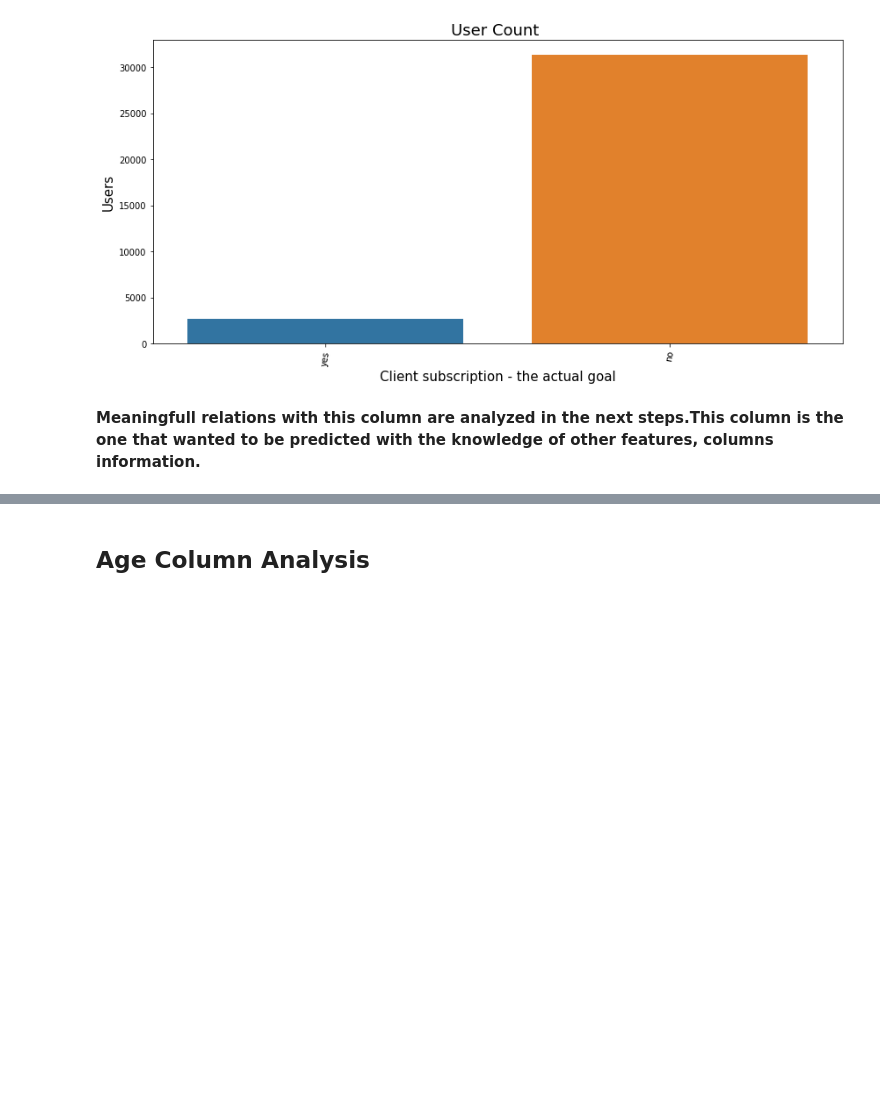
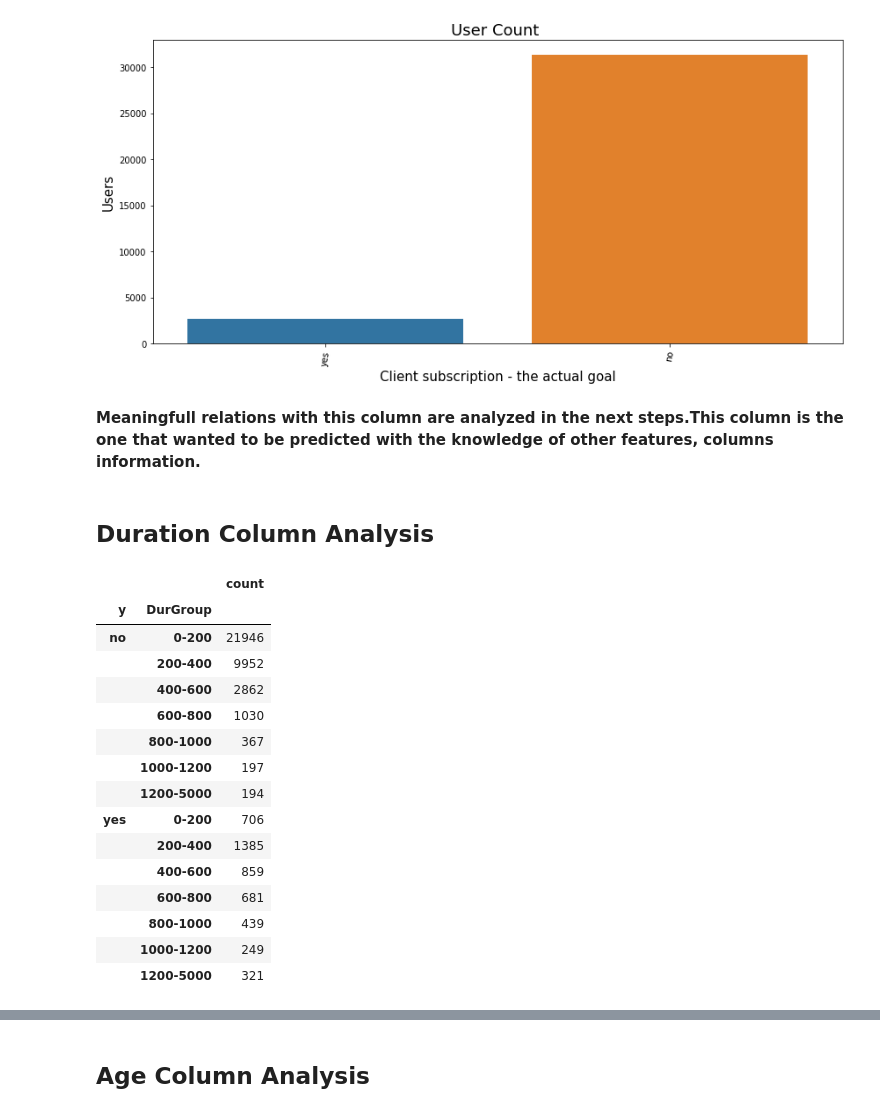
Before and after one commit to ekarasil/DataGlacier-Week10, a Jupyter notebook: week_10.ipynb, the cells around one changed output, grey strips where cells are left out. Cells and saved outputs as stored; diff of their text form; code cells hidden in the pictures; blank space fills up the shorter version.

```diff
--- a/week_10.ipynb
+++ b/week_10.ipynb
@@ -584,3 +584,5 @@ plt.tight_layout()
 [figure]
 # %% [markdown]
 **Meaningfull relations with this column are analyzed in the next steps.This column is the one that wanted to be predicted with the knowledge of other features, columns information.**
+# %% [markdown]
+## Duration Column Analysis
@@ -586,0 +593,20 @@ plt.tight_layout()
+# %%
+df_duration=df2.groupby(['y','DurGroup'])["job"].agg(['count'])
+df_duration
+# %% [output]
+|  |  | count |
+| y | DurGroup |  |
+| no | 0-200 | 21946 |
+|  | 200-400 | 9952 |
+|  | 400-600 | 2862 |
+|  | 600-800 | 1030 |
+|  | 800-1000 | 367 |
+|  | 1000-1200 | 197 |
+|  | 1200-5000 | 194 |
+| yes | 0-200 | 706 |
+|  | 200-400 | 1385 |
+|  | 400-600 | 859 |
+|  | 600-800 | 681 |
+|  | 800-1000 | 439 |
+|  | 1000-1200 | 249 |
+|  | 1200-5000 | 321 |
```
Also changed, not shown: parts of 6 cells of this notebook.
